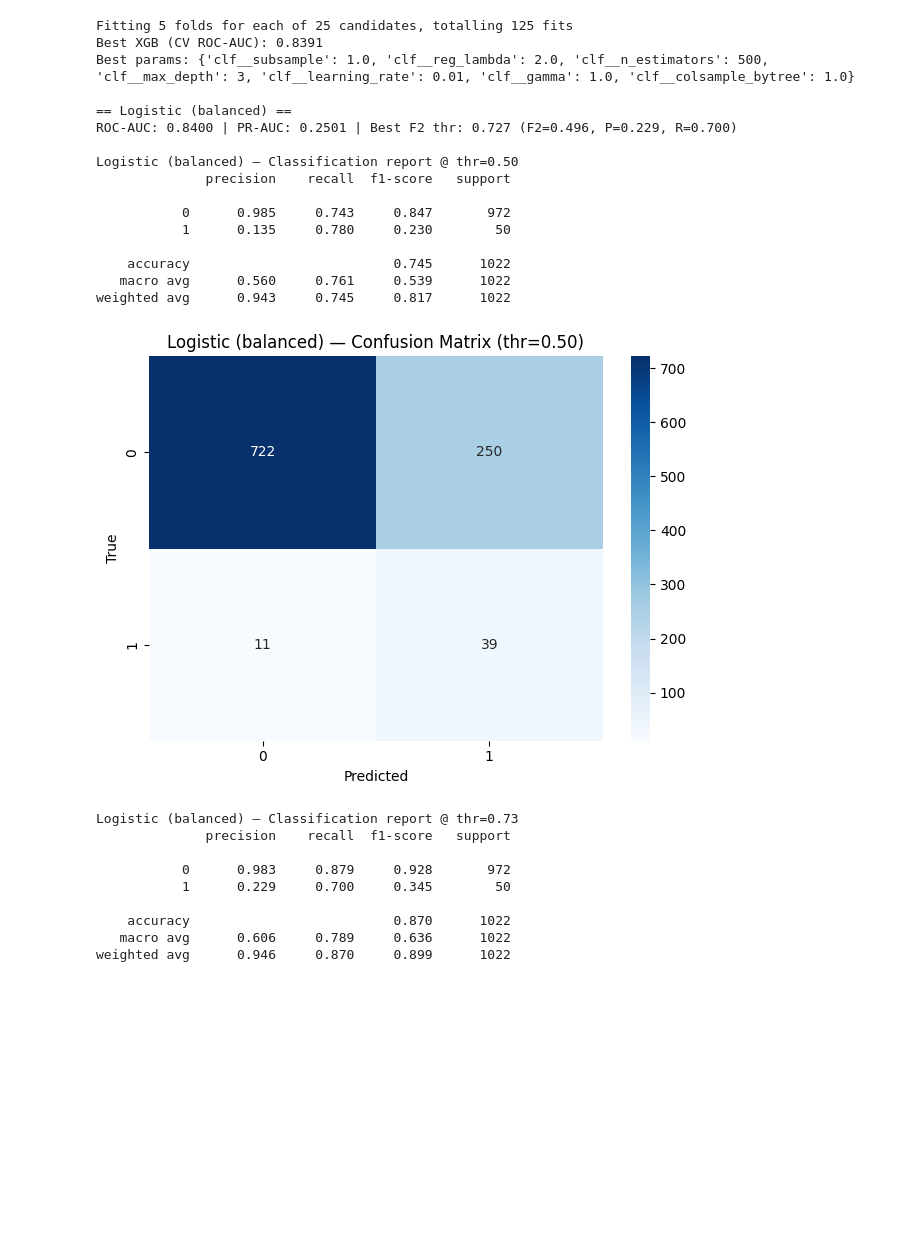
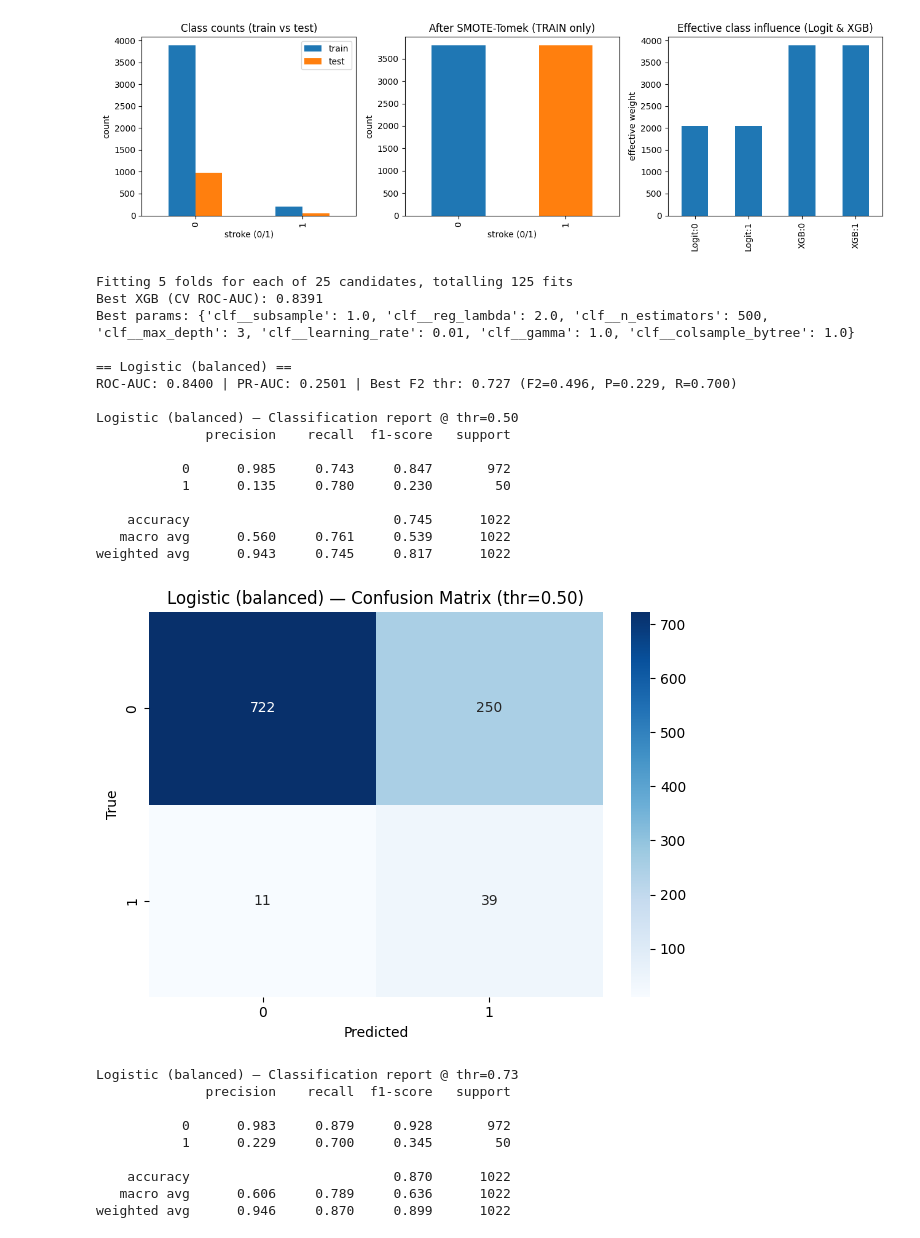
Before and after one commit to sean-code/stroke_project, a Jupyter notebook: notebooks/02_Modeling_and_Evaluation.ipynb, the cells around one changed output. Saved outputs shown, nothing was run; the diff lists cells and outputs as text; code cells hidden in the pictures; blank space fills up the shorter version.

```diff
--- a/notebooks/02_Modeling_and_Evaluation.ipynb
+++ b/notebooks/02_Modeling_and_Evaluation.ipynb
@@ -64,6 +73,59 @@ y = df[target].copy()
 X_train, X_test, y_train, y_test = train_test_split(
     X, y, test_size=0.20, stratify=y, random_state=42
 )
+
+
+
+# Mini visual: train/test counts, SMOTETomek (train-only), and effective weights (Logit/XGB)
+from sklearn.utils.class_weight import compute_class_weight
+
+def show_balancing_summary(preprocess, X_train, y, y_train, y_test):
+    import numpy as np, pandas as pd, matplotlib.pyplot as plt, seaborn as sns
+    from imblearn.combine import SMOTETomek
+
+    fig, axs = plt.subplots(1, 3, figsize=(13, 4))
+
+    # 1) Real distributions (no resampling)
+    counts = pd.DataFrame({
+        "train": y_train.value_counts(),
+        "test":  y_test.value_counts()
+    }).fillna(0).astype(int).sort_index()
+    counts.plot(kind="bar", ax=axs[0])
+    axs[0].set_title("Class counts (train vs test)")
+    axs[0].set_xlabel("stroke (0/1)")
+    axs[0].set_ylabel("count")
+    axs[0].legend()
+
+    # 2) Train-only SMOTE-Tomek (for RF) — just for visualization
+    Xt = preprocess.fit_transform(X_train)
+    if hasattr(Xt, "toarray"):  # OneHot can be sparse
+        Xt = Xt.toarray()
+    Xb, yb = SMOTETomek(random_state=42).fit_resample(Xt, y_train)
+    pd.Series(yb).value_counts().sort_index().plot(kind="bar", ax=axs[1], color=["C0","C1"])
+    axs[1].set_title("After SMOTE-Tomek (TRAIN only)")
+    axs[1].set_xlabel("stroke (0/1)")
+    axs[1].set_ylabel("count")
+
+    # 3) Effective influence (Logit & XGB) via class weights
+    classes = np.array([0, 1])
+    cw = compute_class_weight(class_weight="balanced", classes=classes, y=y_train)
+    neg, pos = int((y_train==0).sum()), int((y_train==1).sum())
+    spw = neg / max(pos, 1)
+
+    eff = pd.Series({
+        "Logit:0": neg * cw[0],
+        "Logit:1": pos * cw[1],
+        "XGB:0":   neg * 1.0,
+        "XGB:1":   pos * spw
+    })
+    eff.plot(kind="bar", ax=axs[2])
+    axs[2].set_title("Effective class influence (Logit & XGB)")
+    axs[2].set_ylabel("effective weight")
+
+    plt.tight_layout()
+    plt.show()
+
+show_balancing_summary(preprocess, X_train, y, y_train, y_test)
 
 
 # ----------------------------
@@ -197,33 +259,34 @@ def evaluate_model(name, model, X_test, y_test, base_color=None):
     return {"name": name, "roc": roc, "pr": pr, "fpr": fpr, "tpr": tpr, "prec": prc_p, "rec": prc_r, "y_prob": y_prob}
 
 # Fit baselines
 logit.fit(X_train, y_train)
 rf.fit(X_train, y_train)
 
 res_logit = evaluate_model("Logistic (balanced)", logit, X_test, y_test)
 res_rf    = evaluate_model("RandomForest + SMOTETomek", rf, X_test, y_test)
 res_xgb   = evaluate_model("XGBoost (tuned + calibrated)", cal_xgb, X_test, y_test)
 
 # ----------------------------
 # 7) Combined ROC & PR plots
 # ----------------------------
 plt.figure(figsize=(6,5))
 for r in [res_logit, res_rf, res_xgb]:
     plt.plot(r["fpr"], r["tpr"], label=f"{r['name']} (AUC={r['roc']:.3f})")
 plt.plot([0,1],[0,1],'--',linewidth=1)
 plt.title("ROC Curve (Test)")
 plt.xlabel("False Positive Rate"); plt.ylabel("True Positive Rate")
 plt.legend(); plt.tight_layout(); plt.show()
 
 plt.figure(figsize=(6,5))
 for r in [res_logit, res_rf, res_xgb]:
     plt.plot(r["rec"], r["prec"], label=f"{r['name']} (PR-AUC={r['pr']:.3f})")
 plt.title("Precision–Recall Curve (Test)")
 plt.xlabel("Recall"); plt.ylabel("Precision")
 plt.legend(); plt.tight_layout(); plt.show()
 
 # ----------------------------
 # %% [output]
+[figure, new version]
 Fitting 5 folds for each of 25 candidates, totalling 125 fits
 Best XGB (CV ROC-AUC): 0.8391
 Best params: {'clf__subsample': 1.0, 'clf__reg_lambda': 2.0, 'clf__n_estimators': 500, 'clf__max_depth': 3, 'clf__learning_rate': 0.01, 'clf__gamma': 1.0, 'clf__colsample_bytree': 1.0}
@@ -240,7 +303,7 @@ Logistic (balanced) — Classification report @ thr=0.50
     accuracy                          0.745      1022
    macro avg      0.560     0.761     0.539      1022
 weighted avg      0.943     0.745     0.817      1022
-[figure, old version]
+[figure, new version]
 Logistic (balanced) — Classification report @ thr=0.73
               precision    recall  f1-score   support
 
```
Also changed, not shown: parts of 3 cells of this notebook, 1 other file.
